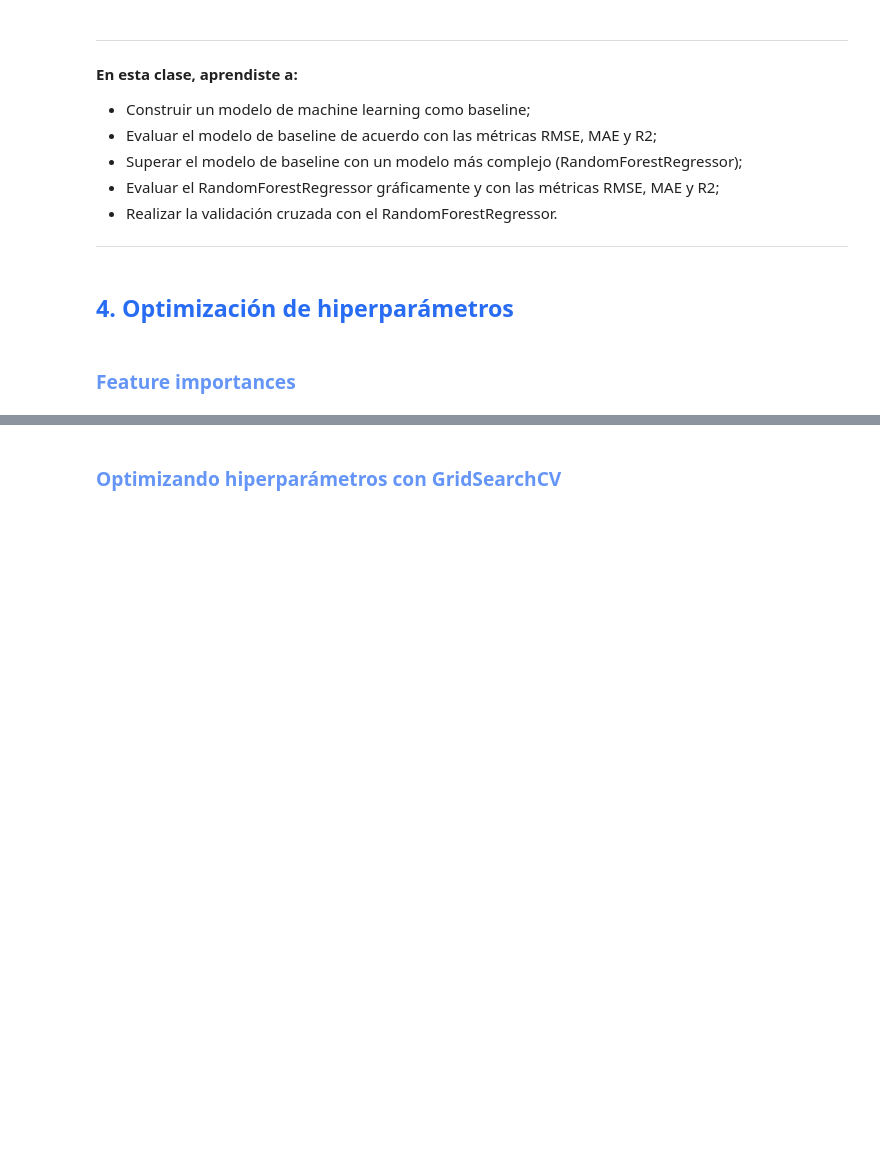
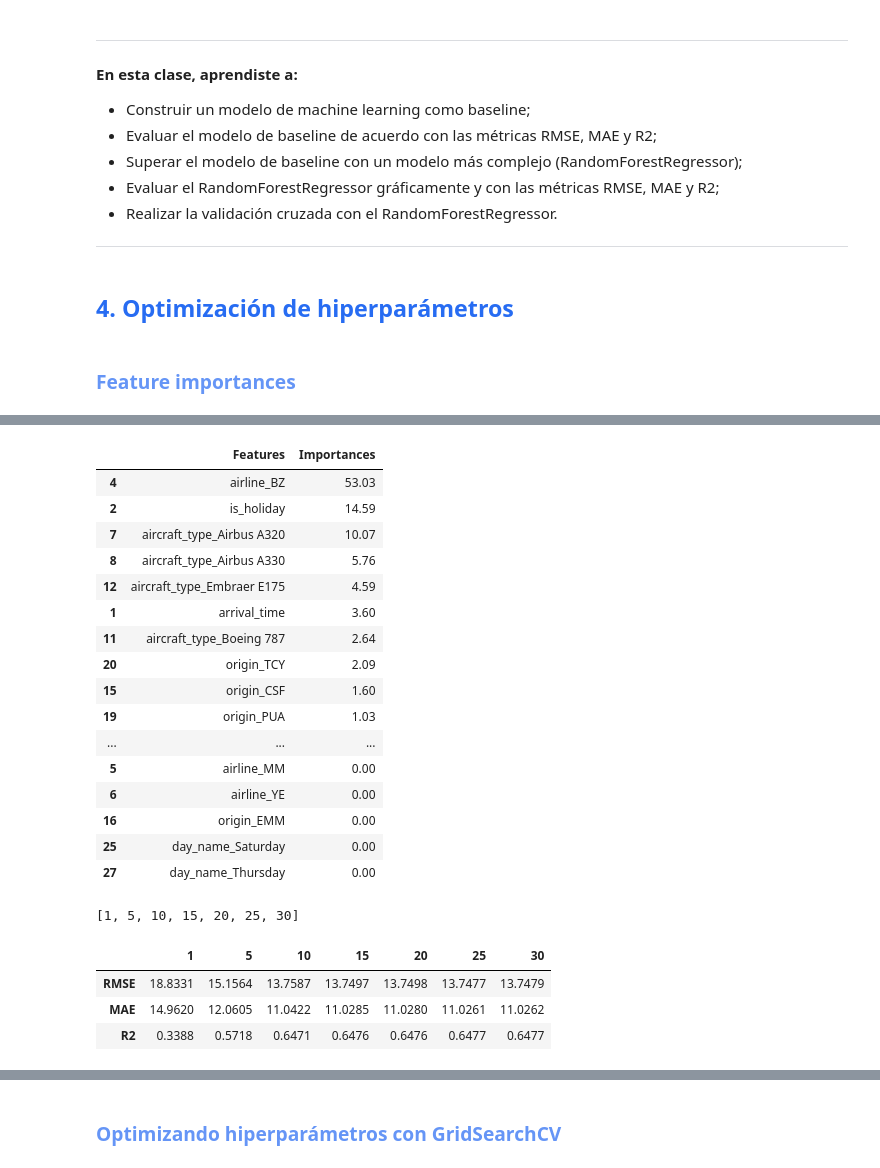
Before and after one commit to DanielRaiicHu/optimizacion_aeroportuaria, a Jupyter notebook: optimizacion_aeroportuaria.ipynb, the cells around one changed output, grey strips where cells are left out. Cells and saved outputs as stored; diff of their text form; code cells hidden in the pictures; blank space fills up the shorter version.

```diff
--- a/optimizacion_aeroportuaria.ipynb
+++ b/optimizacion_aeroportuaria.ipynb
@@ -1424,0 +1476,77 @@ r2_mean = np.mean(cv_results['test_R2'])
+# %%
+# Creamos un dataframe de nombre feature_importances, y colocaremos un diccionario, en el cual,
+# crearemos una llave que llamaremos 'Features', que serán las columnas de nuestro DF de entrenamiento, y otra que será
+# 'Importances', que representará las importancias
+
+# DataFrame ordenado de importancias (en % y con 2 decimales)
+feature_importances = pd.DataFrame({
+    'Features': X.columns,                         # columnas del set de entrenamiento usado por el modelo
+    'Importances': (importances * 100).round(2)    # a porcentaje con 2 decimales
+}).sort_values('Importances', ascending=False)
+
+feature_importances
+# %% [output]
+|  | Features | Importances |
+| 4 | airline_BZ | 53.03 |
+| 2 | is_holiday | 14.59 |
+| 7 | aircraft_type_Airbus A320 | 10.07 |
+| 8 | aircraft_type_Airbus A330 | 5.76 |
+| 12 | aircraft_type_Embraer E175 | 4.59 |
+| 1 | arrival_time | 3.60 |
+| 11 | aircraft_type_Boeing 787 | 2.64 |
+| 20 | origin_TCY | 2.09 |
+| 15 | origin_CSF | 1.60 |
+| 19 | origin_PUA | 1.03 |
+| ... | ... | ... |
+| 5 | airline_MM | 0.00 |
+| 6 | airline_YE | 0.00 |
+| 16 | origin_EMM | 0.00 |
+| 25 | day_name_Saturday | 0.00 |
+| 27 | day_name_Thursday | 0.00 |
+# %%
+[i if i !=0 else 1 for i in range(0,35,5)]
+# %% [output]
+[1, 5, 10, 15, 20, 25, 30]
+# %%
+# Creamos un DataFrame vacío donde guardaremos las métricas de evaluación
+# Las filas serán las métricas (RMSE, MAE, R²) y las columnas serán el número de features usadas
+resultados = pd.DataFrame(index=['RMSE', 'MAE', 'R2'])
+
+# Definimos el modelo base de Random Forest con profundidad máxima de 5 y semilla para reproducibilidad
+model_features = RandomForestRegressor(max_depth=5, random_state=42)
+
+# Creamos una lista de valores que representarán la cantidad de features a usar en cada iteración
+# range(0, 35, 5) genera: 0, 5, 10, 15, 20, 25, 30
+# La list comprehension reemplaza el 0 por 1 para evitar entrenar con 0 features
+# Ejemplo: [1, 5, 10, 15, 20, 25, 30]
+ct_features = [i if i != 0 else 1 for i in range(0, 35, 5)] # si i es distinto de 0, entonces coloca 1, en caso contrario, aplicar el rango
+
+# Iteramos sobre cada cantidad de features definida en ct_features
+for i in ct_features:
+    # Tomamos los nombres de las 'i' features más importantes según el ranking en 'feature_importances'
+    selected_features = feature_importances['Features'].values[:i] #toma todos los valores hasta i
+
+    # Filtramos los sets de entrenamiento y prueba para quedarnos solo con esas features seleccionadas
+    X_train_sel = X_train[selected_features]
+    X_test_sel = X_test[selected_features]
+
+    # Entrenamos el modelo usando solo esas 'i' features
+    model_features.fit(X_train_sel, y_train)
+
+    # Generamos las predicciones sobre el set de prueba
+    y_pred = model_features.predict(X_test_sel)
+
+    # Calculamos las métricas RMSE, MAE y R² para esas predicciones
+    metricas = calcular_regresion(y_test, y_pred)
+
+    # Guardamos los valores de las métricas como una columna en el DataFrame 'resultados'
+    # La columna estará etiquetada con el valor de 'i' (cantidad de features usadas)
+    resultados[i] = list(metricas.values())
+
+# Mostramos la tabla comparativa: filas son métricas, columnas son cantidad de features
+resultados
+# %% [output]
+|  | 1 | 5 | 10 | 15 | 20 | 25 | 30 |
+| RMSE | 18.8331 | 15.1564 | 13.7587 | 13.7497 | 13.7498 | 13.7477 | 13.7479 |
+| MAE | 14.9620 | 12.0605 | 11.0422 | 11.0285 | 11.0280 | 11.0261 | 11.0262 |
+| R2 | 0.3388 | 0.5718 | 0.6471 | 0.6476 | 0.6476 | 0.6477 | 0.6477 |
```
Also changed, not shown: parts of 20 cells of this notebook.
